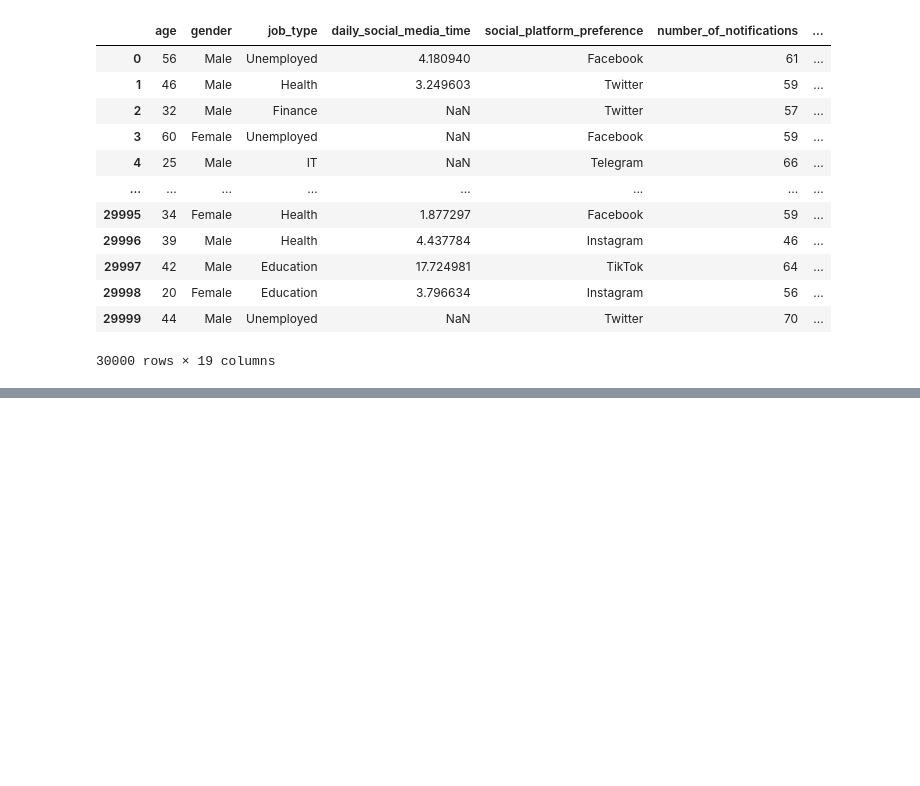
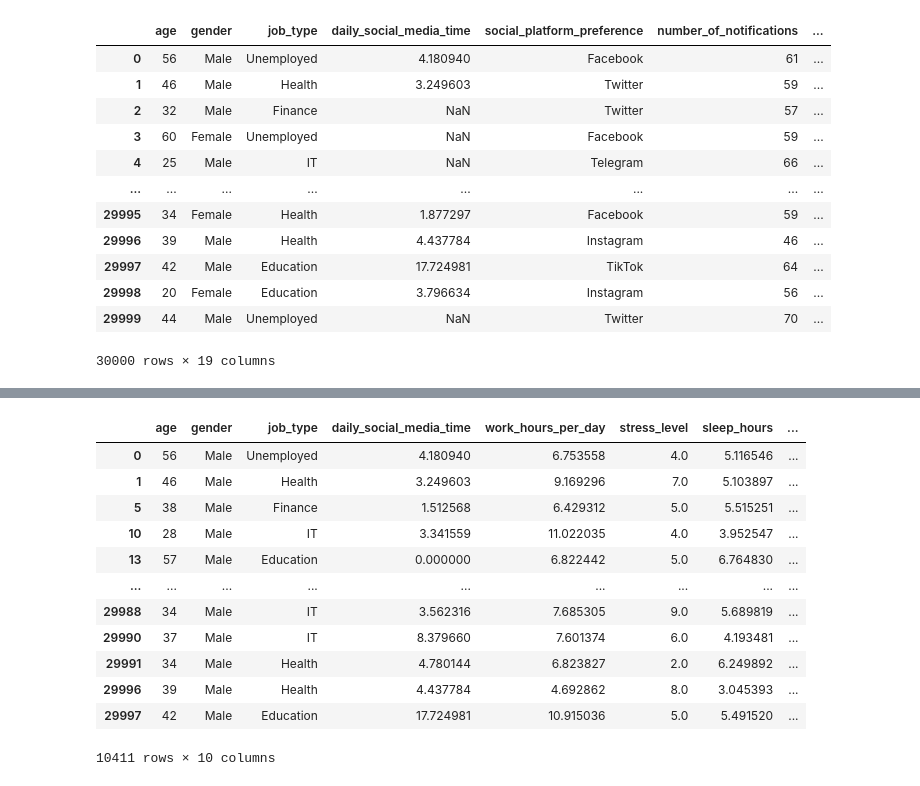
Before and after one commit to heikgrace/healthy-group-one, a Jupyter notebook: data_cleansing_socialmediaproductivity.ipynb, the cells around one changed output, grey strips where cells are left out. Saved outputs shown, nothing was run; the diff lists cells and outputs as text; code cells hidden in the pictures; blank space fills up the shorter version.

```diff
--- a/data_cleansing_socialmediaproductivity.ipynb
+++ b/data_cleansing_socialmediaproductivity.ipynb
@@ -21,0 +231,16 @@ df
+# %%
+df_gender_male
+# %% [output]
+|  | age | gender | job_type | daily_social_media_time | work_hours_per_day | stress_level | sleep_hours | ... |
+| 0 | 56 | Male | Unemployed | 4.180940 | 6.753558 | 4.0 | 5.116546 | ... |
+| 1 | 46 | Male | Health | 3.249603 | 9.169296 | 7.0 | 5.103897 | ... |
+| 5 | 38 | Male | Finance | 1.512568 | 6.429312 | 5.0 | 5.515251 | ... |
+| 10 | 28 | Male | IT | 3.341559 | 11.022035 | 4.0 | 3.952547 | ... |
+| 13 | 57 | Male | Education | 0.000000 | 6.822442 | 5.0 | 6.764830 | ... |
+| ... | ... | ... | ... | ... | ... | ... | ... | ... |
+| 29988 | 34 | Male | IT | 3.562316 | 7.685305 | 9.0 | 5.689819 | ... |
+| 29990 | 37 | Male | IT | 8.379660 | 7.601374 | 6.0 | 4.193481 | ... |
+| 29991 | 34 | Male | Health | 4.780144 | 6.823827 | 2.0 | 6.249892 | ... |
+| 29996 | 39 | Male | Health | 4.437784 | 4.692862 | 8.0 | 3.045393 | ... |
+| 29997 | 42 | Male | Education | 17.724981 | 10.915036 | 5.0 | 5.491520 | ... |
+10411 rows × 10 columns
```
Also changed, not shown: parts of 26 cells of this notebook, 2 other files.
